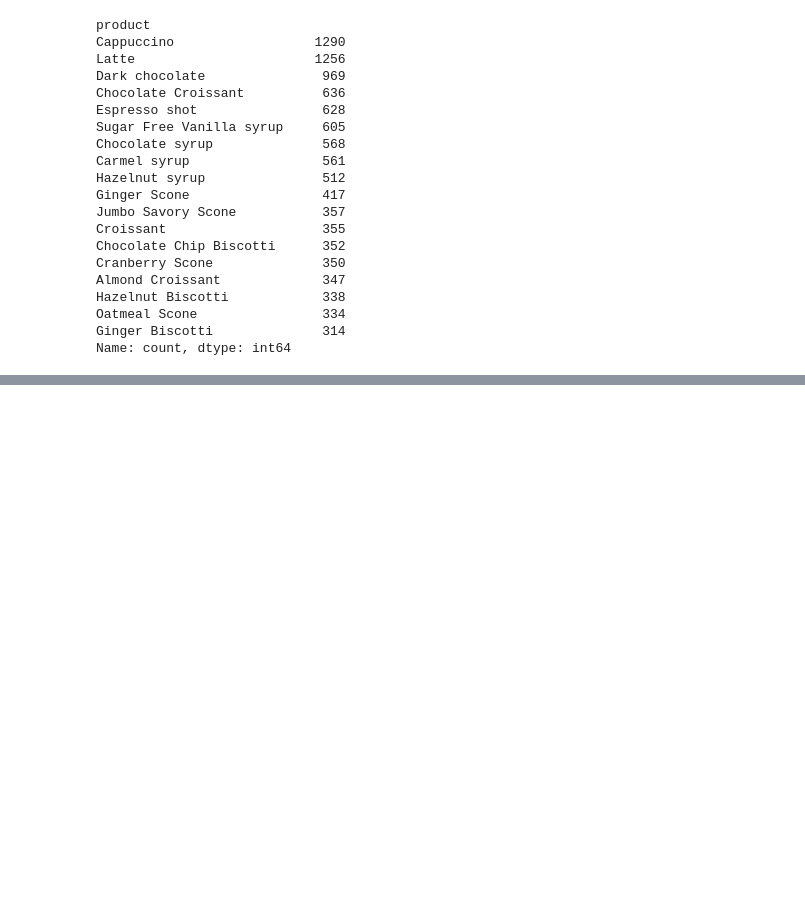
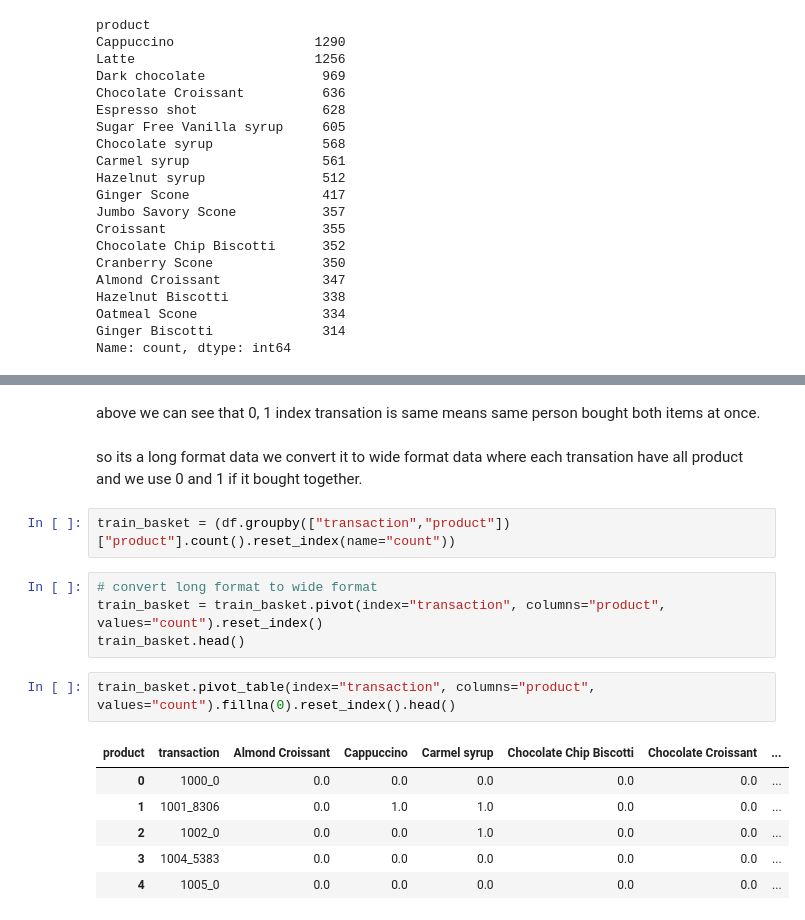
Before and after one commit to nishantssoni/open_help_bot, a Jupyter notebook: python_code/recommendation_engine.ipynb, the cells around one changed output, grey strips where cells are left out. Cells and saved outputs as stored; diff of their text form; blank space fills up the shorter version.

```diff
--- a/python_code/recommendation_engine.ipynb
+++ b/python_code/recommendation_engine.ipynb
@@ -162,0 +203,18 @@ Name: count, dtype: int64
+# %% [markdown]
+above we can see that 0, 1 index transation is same means same person bought both items at once.<br><br>
+so its a long format data we convert it to wide format data where each transation have all product and we use 0 and 1 if it bought together.
+# %%
+train_basket = (df.groupby(["transaction","product"])["product"].count().reset_index(name="count"))
+# %%
+# convert long format to wide format
+train_basket = train_basket.pivot(index="transaction", columns="product", values="count").reset_index()
+train_basket.head()
+# %%
+train_basket.pivot_table(index="transaction", columns="product", values="count").fillna(0).reset_index().head()
+# %% [output]
+| product | transaction | Almond Croissant | Cappuccino | Carmel syrup | Chocolate Chip Biscotti | Chocolate Croissant | ... |
+| 0 | 1000_0 | 0.0 | 0.0 | 0.0 | 0.0 | 0.0 | ... |
+| 1 | 1001_8306 | 0.0 | 1.0 | 1.0 | 0.0 | 0.0 | ... |
+| 2 | 1002_0 | 0.0 | 0.0 | 1.0 | 0.0 | 0.0 | ... |
+| 3 | 1004_5383 | 0.0 | 0.0 | 0.0 | 0.0 | 0.0 | ... |
+| 4 | 1005_0 | 0.0 | 0.0 | 0.0 | 0.0 | 0.0 | ... |
```
Also changed, not shown: parts of 6 cells of this notebook.
